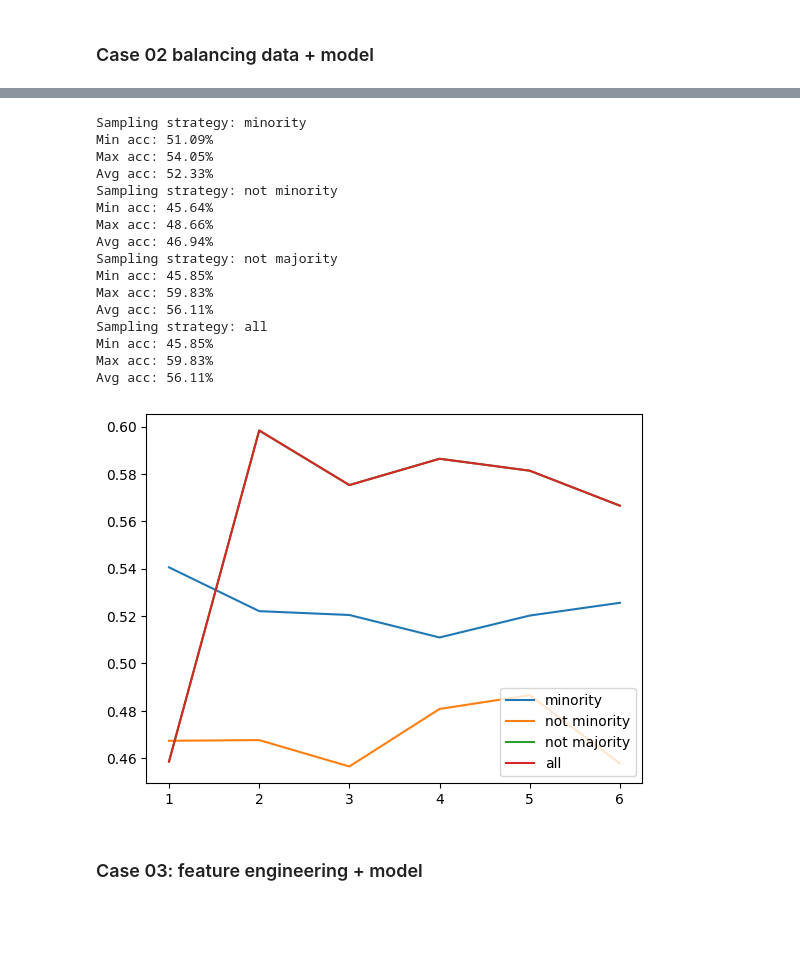
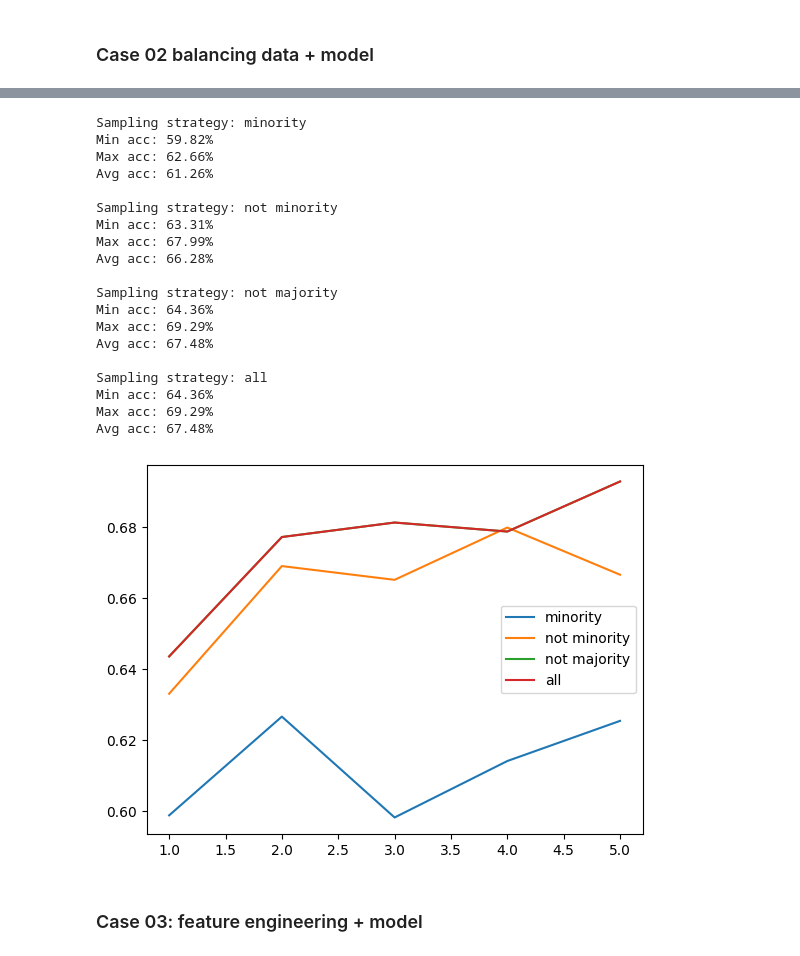
Before and after one commit to Bognanna/Molecular-Tastants, a Jupyter notebook: main.ipynb, the cells around one changed output, grey strips where cells are left out. Drawn from its saved outputs; the diff is of its cells as text; code cells hidden in the pictures; blank space fills up the shorter version.

```diff
--- a/main.ipynb
+++ b/main.ipynb
@@ -112,9 +112,9 @@ def select_features(data, threshold = 0.05, info = True):
 # %%
 from sklearn.model_selection import train_test_split
 
-def train_test_split_data(X = df.smiles, y = df.taste):
+def train_test_split_data(X = df.smiles, y = df.taste, test_size=0.2, random_state=973):
 
-    X_train, X_test, y_train, y_test = train_test_split(X, y, test_size=0.2)
+    X_train, X_test, y_train, y_test = train_test_split(X, y, test_size=test_size, random_state=random_state)
     print(f'Classes distribution train: {sorted(Counter(y_train).items())}')
     print(f'Classes distribution test: {sorted(Counter(y_test).items())}')
 
@@ -139,9 +137,22 @@ from sklearn.metrics import confusion_matrix, ConfusionMatrixDisplay
 import matplotlib.pyplot as plt
 
 
-def train_model(X_train, y_train):
+def train_model(X_train, y_train,
+                n_estimators=100,
+                max_features='sqrt',
+                max_depth=None,
+                min_samples_split=2,
+                bootstrap=True):
 
-    clf = RandomForestClassifier(random_state=0)
+    clf = RandomForestClassifier(
+        random_state=0,
+        n_estimators=n_estimators,
+        max_features=max_features,
+        max_depth=max_depth,
+        min_samples_split=min_samples_split,
+        bootstrap=bootstrap
+        )
+
     clf.fit(X_train, y_train)
 
     return clf
@@ -196,7 +207,7 @@ Avg acc: 42.57%
 # %% [markdown]
 ### Case 02 balancing data + model
 # %%
-X_resampled, y_resampled = balance_classes(X_train, y_train, k_neighbors=2)
+X_resampled, y_resampled = balance_classes(X_train, y_train, k_neighbors=5)
 
 clf = train_model(X_resampled, y_resampled)
 y_pred = make_prediction(clf, X_test)
@@ -211,47 +222,50 @@ n_iterations = 10
 
 
 sampling_strategy = ['minority', 'not minority', 'not majority', 'all']
-k_neighbors = np.arange(1, 7, 1)
+k_neighbors = np.arange(1, 6, 1)
 
 for s in sampling_strategy:
 
     acc_scores = []
     for k in k_neighbors:
         X_resampled, y_resampled = balance_classes(X_train, y_train, info = False, sampling_strategy=s, k_neighbors=k)
 
         clf = train_model(X_resampled, y_resampled)
         y_pred = make_prediction(clf, X_test)
         acc = evaluate_model(y_test, y_pred, print_acc = False, show_cm = False)
 
         acc_scores.append(acc)
 
     print(f'\nSampling strategy: {s}')
     print(f'Min acc: {min(acc_scores):.2%}')
     print(f'Max acc: {max(acc_scores):.2%}')
     print(f'Avg acc: {sum(acc_scores)/k_neighbors.size:.2%}')
 
     plt.plot(k_neighbors, acc_scores, label = s)
 
 plt.legend()
 plt.show()
 # %% [output]
 Sampling strategy: minority
-Min acc: 51.09%
-Max acc: 54.05%
-Avg acc: 52.33%
+Min acc: 59.82%
+Max acc: 62.66%
+Avg acc: 61.26%
+
 Sampling strategy: not minority
-Min acc: 45.64%
-Max acc: 48.66%
-Avg acc: 46.94%
+Min acc: 63.31%
+Max acc: 67.99%
+Avg acc: 66.28%
+
 Sampling strategy: not majority
-Min acc: 45.85%
-Max acc: 59.83%
-Avg acc: 56.11%
+Min acc: 64.36%
+Max acc: 69.29%
+Avg acc: 67.48%
+
 Sampling strategy: all
-Min acc: 45.85%
-Max acc: 59.83%
-Avg acc: 56.11%
+Min acc: 64.36%
+Max acc: 69.29%
+Avg acc: 67.48%
-[figure, old version]
+[figure, new version]
 # %% [markdown]
 ### Case 03: feature engineering + model
 # %%
```
Also changed, not shown: parts of 19 cells of this notebook.
